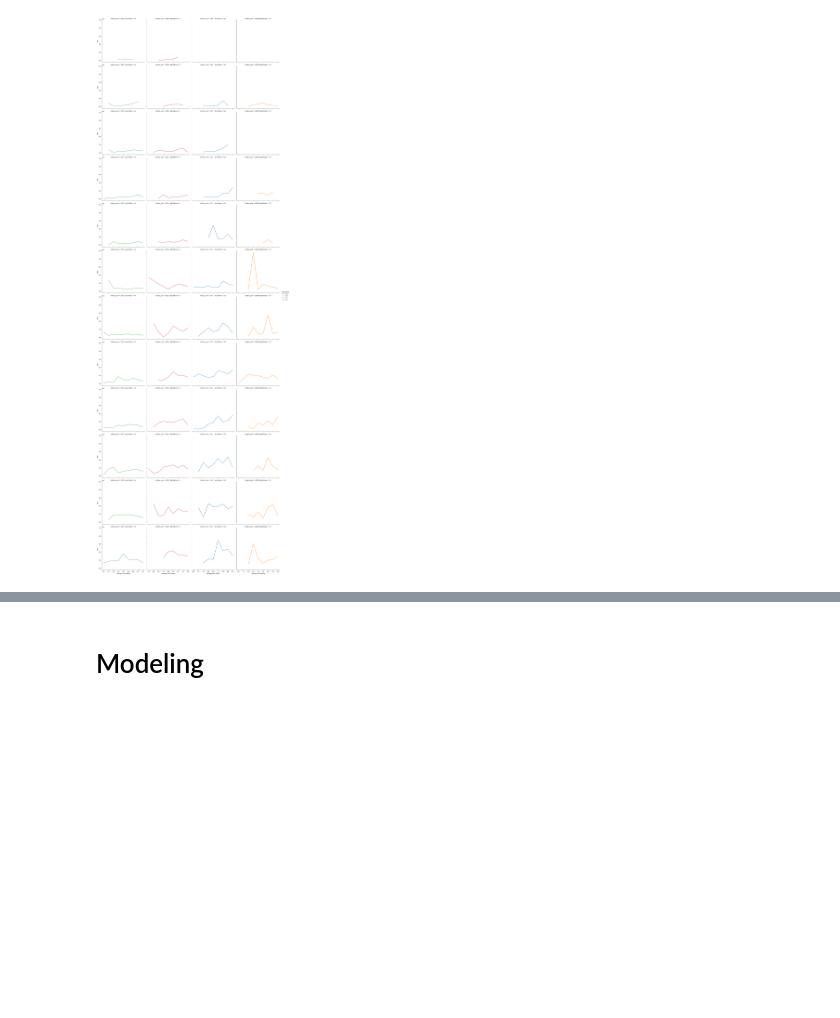
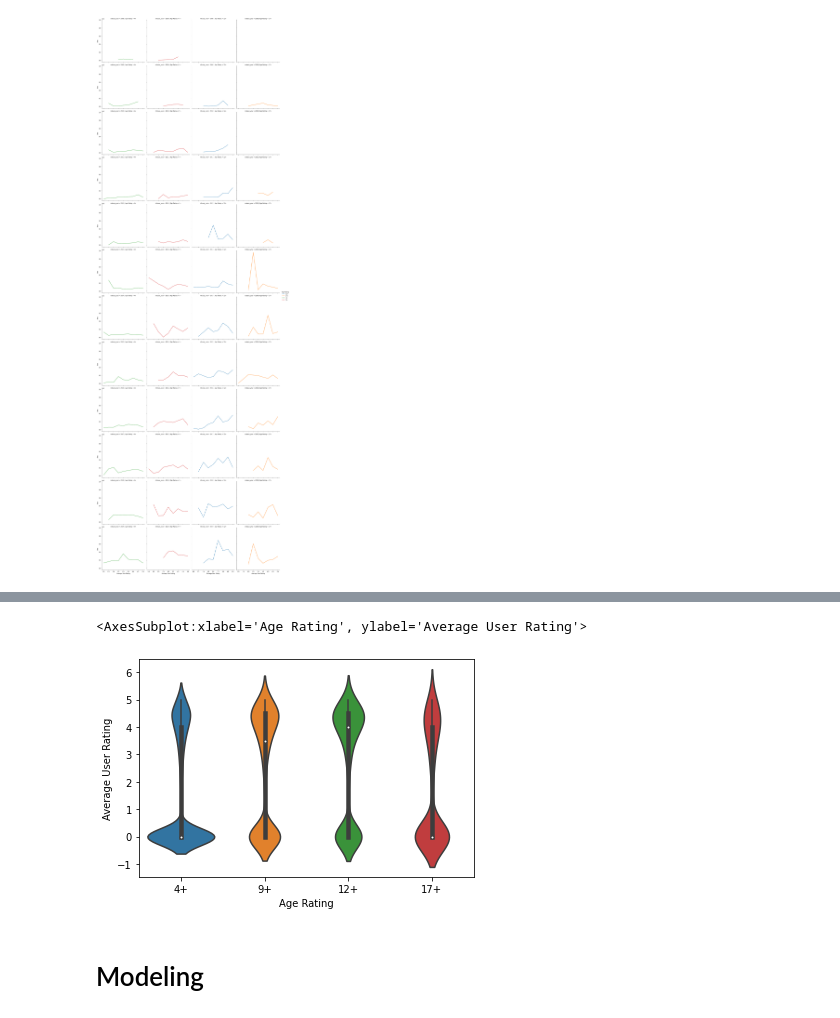
Before and after one commit to Mirmidion/PoC-Challenge2, a Jupyter notebook: YorbenNotebook.ipynb, the cells around one changed output, grey strips where cells are left out. Drawn from its saved outputs; the diff is of its cells as text; code cells hidden in the pictures; blank space fills up the shorter version.

```diff
--- a/YorbenNotebook.ipynb
+++ b/YorbenNotebook.ipynb
@@ -271,3 +279,8 @@ sns.heatmap(game_data.corr(), annot = True)
+# %%
+sns.violinplot(x="Age Rating",y="Average User Rating",data=game_data, order=["4+","9+","12+","17+"])
+# %% [output]
+<AxesSubplot:xlabel='Age Rating', ylabel='Average User Rating'>
+[figure, added]
 # %% [markdown]
 # Modeling
 # %% [markdown]
```
Also changed, not shown: parts of 14 cells of this notebook.
